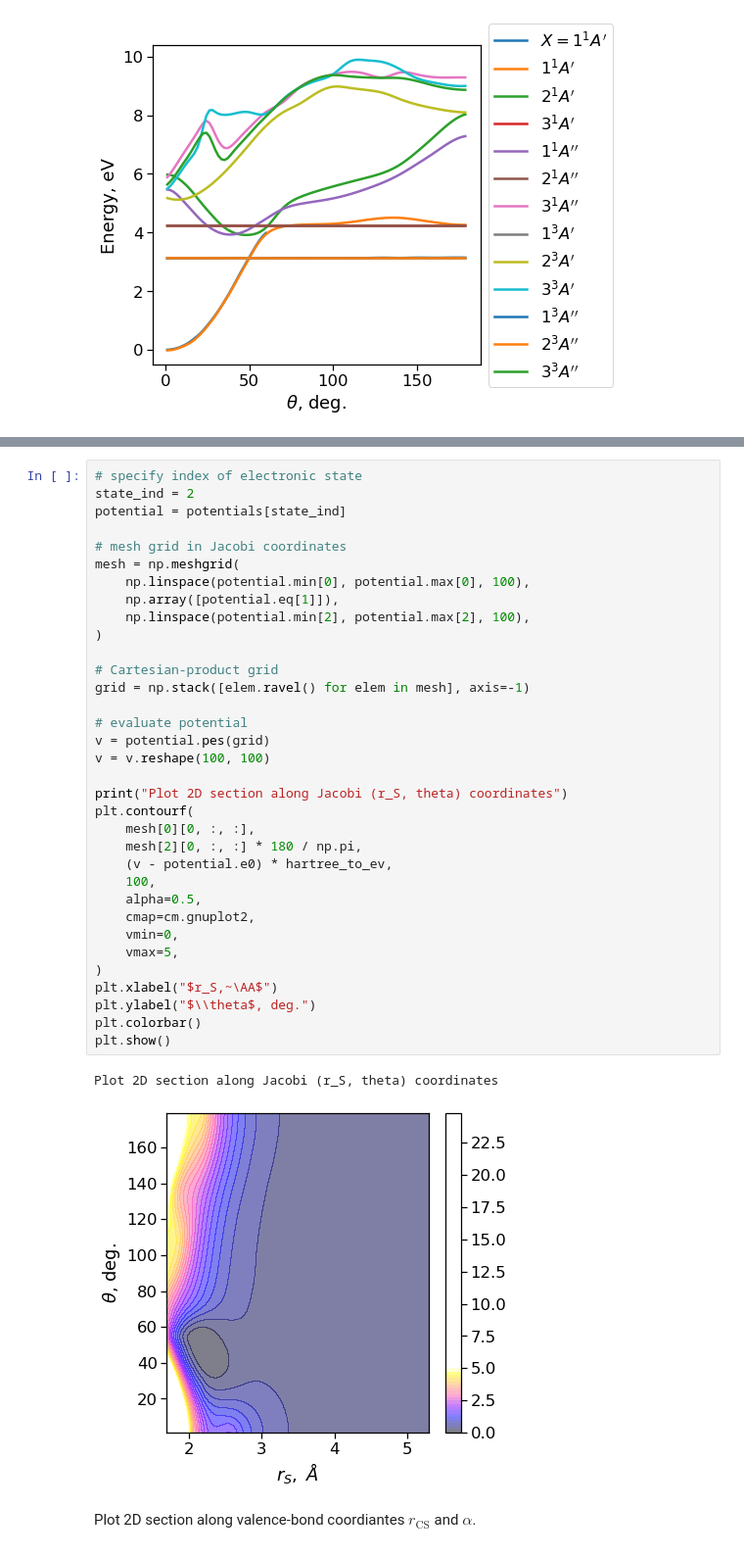
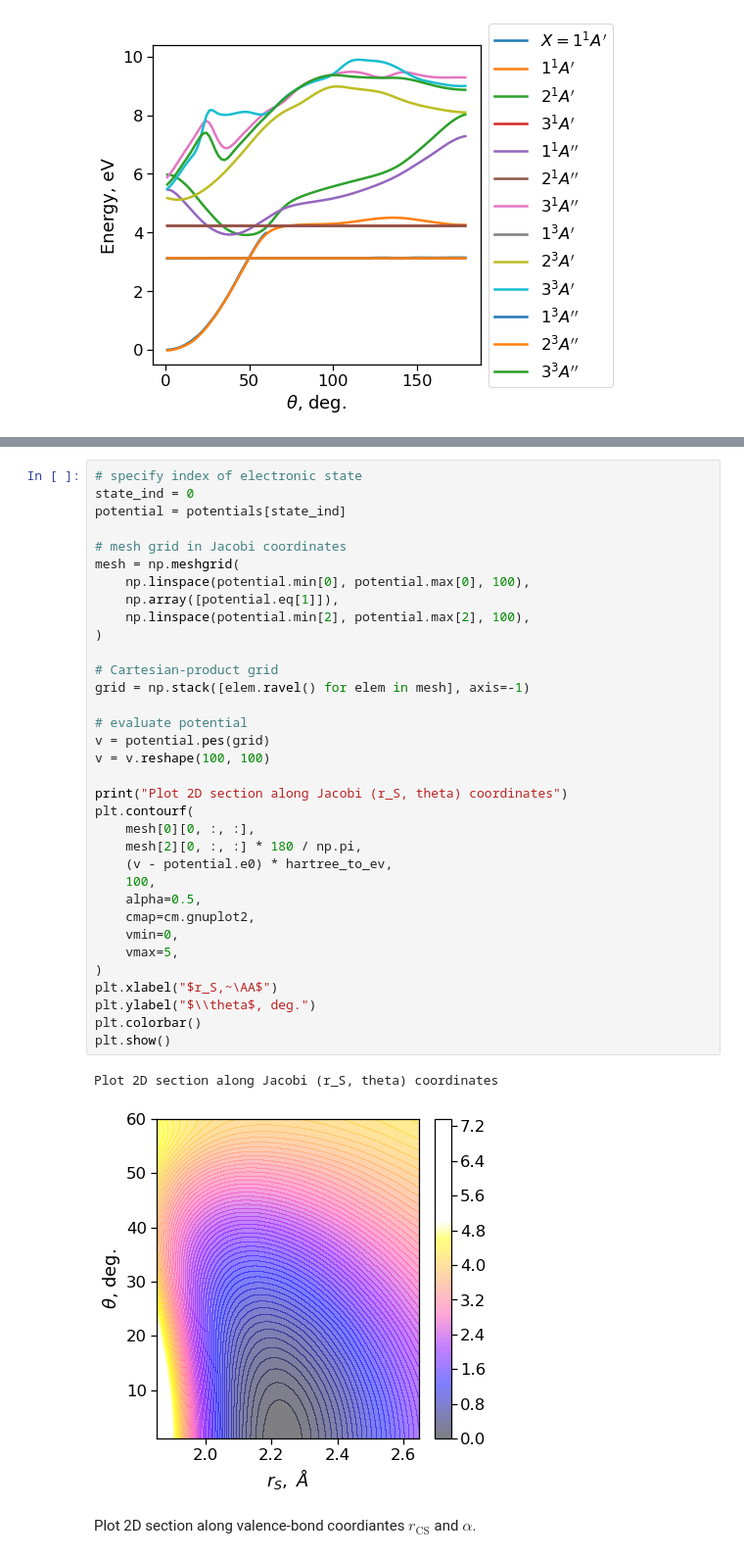
Before and after one commit to yachmena/Tutorial-OCS-vibrations, a Jupyter notebook: ocs_potential.ipynb, the cells around one changed output, grey strips where cells are left out. Shown at 98% size. Cells and saved outputs as stored; diff of their text form.

```diff
--- a/ocs_potential.ipynb
+++ b/ocs_potential.ipynb
@@ -242,41 +242,41 @@ for PES of selected electronic state.
 First, plot 2D section along Jacobi coordinates $r_\text{S}$ and $\theta$.
 # %%
 # specify index of electronic state
-state_ind = 2
+state_ind = 0
 potential = potentials[state_ind]
 
 # mesh grid in Jacobi coordinates
 mesh = np.meshgrid(
     np.linspace(potential.min[0], potential.max[0], 100),
     np.array([potential.eq[1]]),
     np.linspace(potential.min[2], potential.max[2], 100),
 )
 
 # Cartesian-product grid
 grid = np.stack([elem.ravel() for elem in mesh], axis=-1)
 
 # evaluate potential
 v = potential.pes(grid)
 v = v.reshape(100, 100)
 
 print("Plot 2D section along Jacobi (r_S, theta) coordinates")
 plt.contourf(
     mesh[0][0, :, :],
     mesh[2][0, :, :] * 180 / np.pi,
     (v - potential.e0) * hartree_to_ev,
     100,
     alpha=0.5,
     cmap=cm.gnuplot2,
     vmin=0,
     vmax=5,
 )
 plt.xlabel("$r_S,~\AA$")
 plt.ylabel("$\\theta$, deg.")
 plt.colorbar()
 plt.show()
 # %% [output]
 Plot 2D section along Jacobi (r_S, theta) coordinates
-[figure, old version]
+[figure, new version]
 # %% [markdown]
 Plot 2D section along valence-bond coordiantes $r_\text{CS}$ and $\alpha$.
 # %%
```
Also changed, not shown: parts of 1 cell of this notebook, 2 other files.
